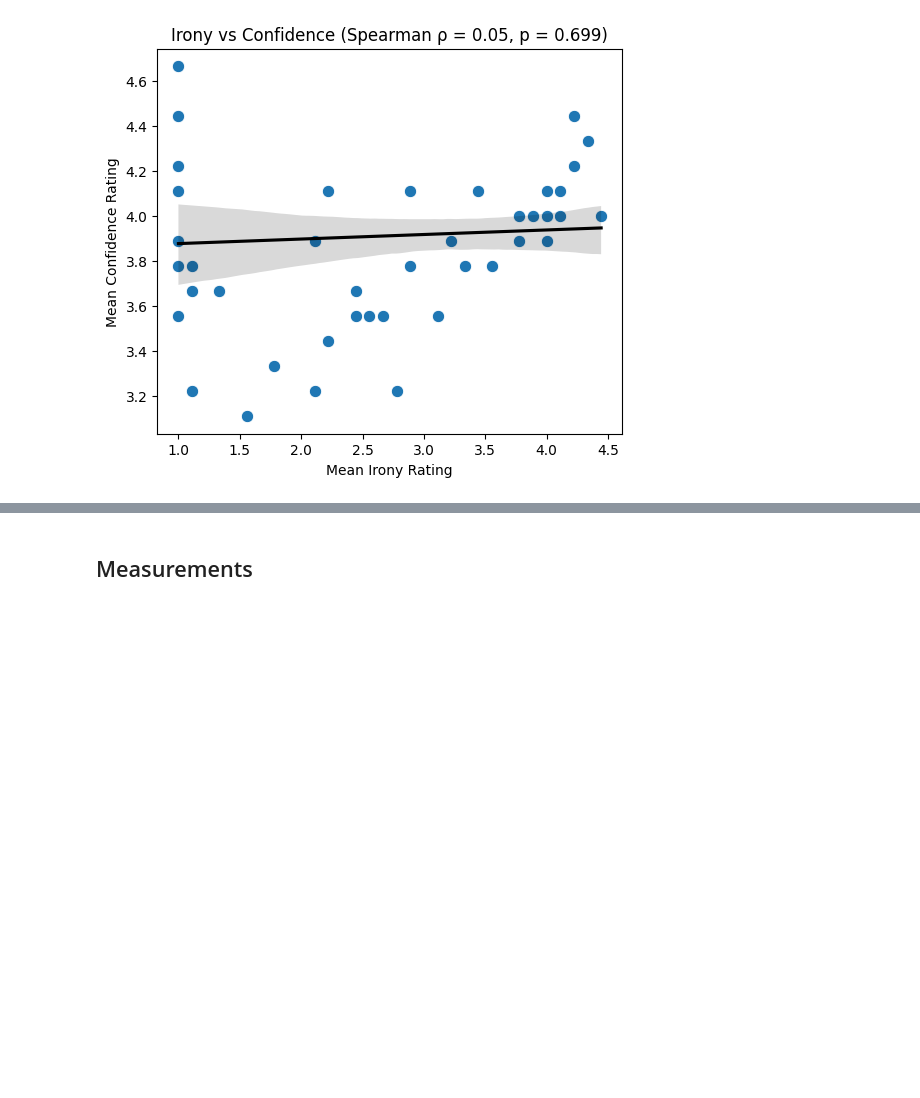
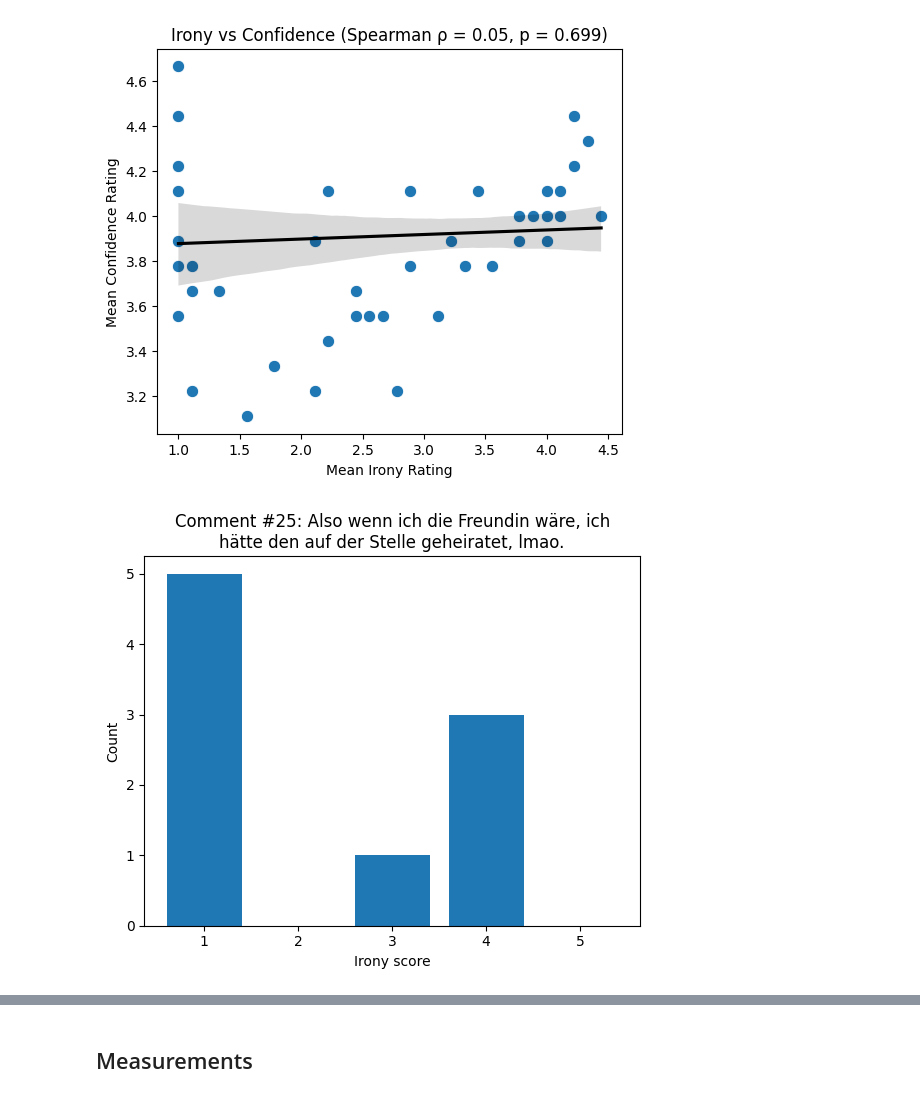
Before and after one commit to sevenbanisch/KIT-KI-Seminar, a Jupyter notebook: irony-llm/evaluate_llm_annotations.ipynb, the cells around one changed output, grey strips where cells are left out. Cells and saved outputs as stored; diff of their text form; code cells hidden in the pictures; blank space fills up the shorter version.

Commit message:
Generate plots for high-variance comments of LLM-annotators

```diff
--- a/irony-llm/evaluate_llm_annotations.ipynb
+++ b/irony-llm/evaluate_llm_annotations.ipynb
@@ -231,3 +231,28 @@ plt.savefig("outputs/figures/llm/irony_vs_confidence.png", dpi=300, bbox_inches=
 plt.show()
 # %% [output]
 [figure]
+# %%
+comment_25 = llm_long_df[llm_long_df.comment_id == 25]
+comment_33 = llm_long_df[llm_long_df.comment_id == 33]
+
+x = [1, 2, 3, 4, 5]
+# %%
+comment_25_title = llm_long_df.loc[llm_long_df.comment_id == 25, "comment"].iloc[0]
+wrapped_title = fill(f"Comment #25: {comment_25_title}", width=50)
+
+y = (
+    comment_25["irony_score"]
+    .value_counts()
+    .reindex(x, fill_value=0)
+    .to_list()
+)
+
+plt.bar(x, y)
+plt.xlabel("Irony score")
+plt.ylabel("Count")
+plt.title(wrapped_title)
+
+plt.savefig("outputs/figures/llm/irony_scores_comment_25.png", dpi=300, bbox_inches="tight")
+plt.show()
+# %% [output]
+[figure, added]
```
Also changed, not shown: parts of 2 cells of this notebook, 3 other files.
